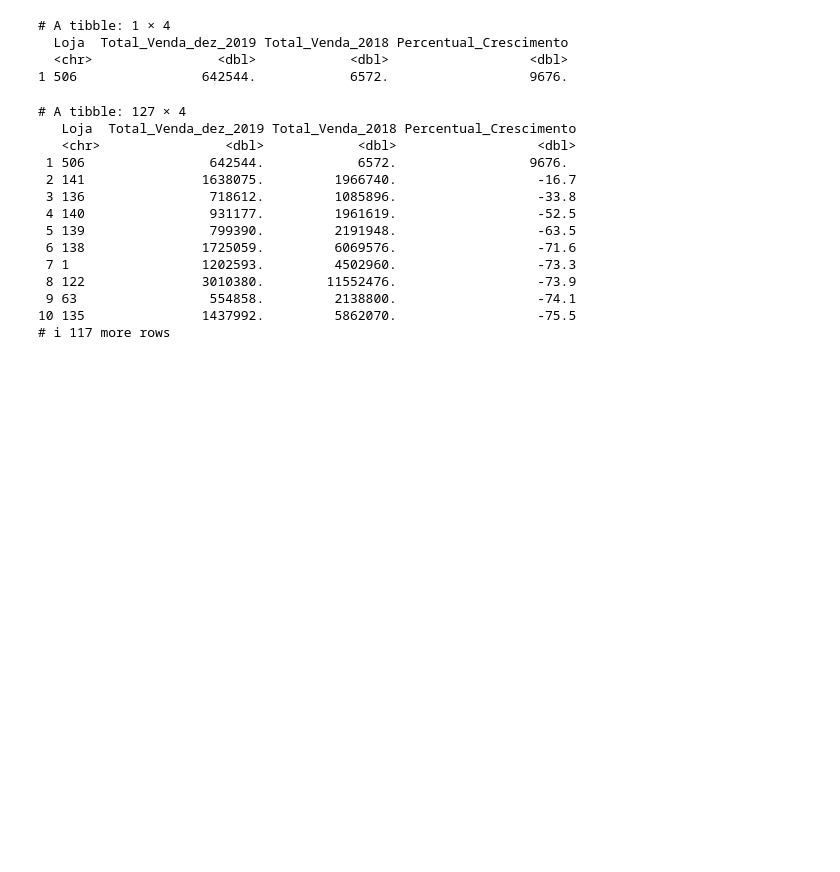
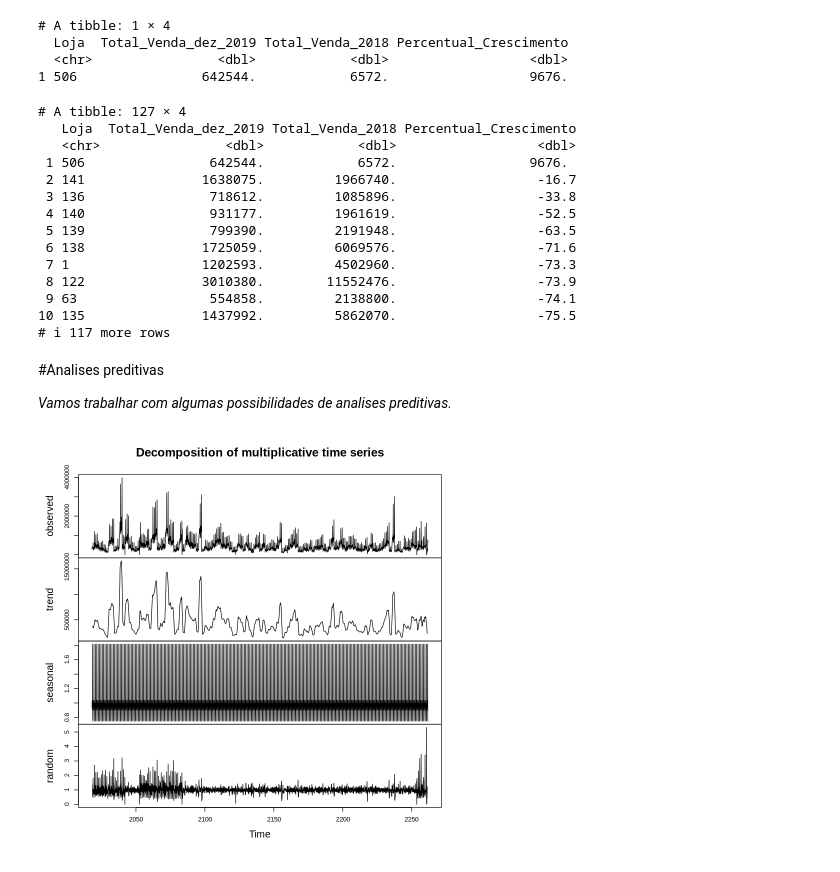
Before and after one commit to Gabrieldiasdeoliveira/Analise_Performance_Loja, a Jupyter notebook: Analise_Performance_Loja_Ecommerce.ipynb, the cells around one changed output. Saved outputs shown, nothing was run; the diff lists cells and outputs as text; code cells hidden in the pictures; blank space fills up the shorter version.

```diff
--- a/Analise_Performance_Loja_Ecommerce.ipynb
+++ b/Analise_Performance_Loja_Ecommerce.ipynb
@@ -317,3 +316,18 @@ print(ranking_geral_melhores_lojas_dez_2019)
  9 63                 554858.         2138800.                  -74.1
 10 135               1437992.         5862070.                  -75.5
 # ℹ 117 more rows
+# %% [markdown]
+#Analises preditivas
+
+*Vamos trabalhar com algumas possibilidades de analises preditivas.*
+# %%
+# Criar uma série temporal
+ts_data <- ts(dados$Venda, frequency = 12, start = c(2018, 1))
+# %%
+# Decompor a série temporal
+decomposed <- decompose(ts_data, type = "multiplicative")
+
+# Plot da decomposição
+plot(decomposed)
+# %% [output]
+[figure, added]
```
Also changed, not shown: parts of 8 cells of this notebook.
